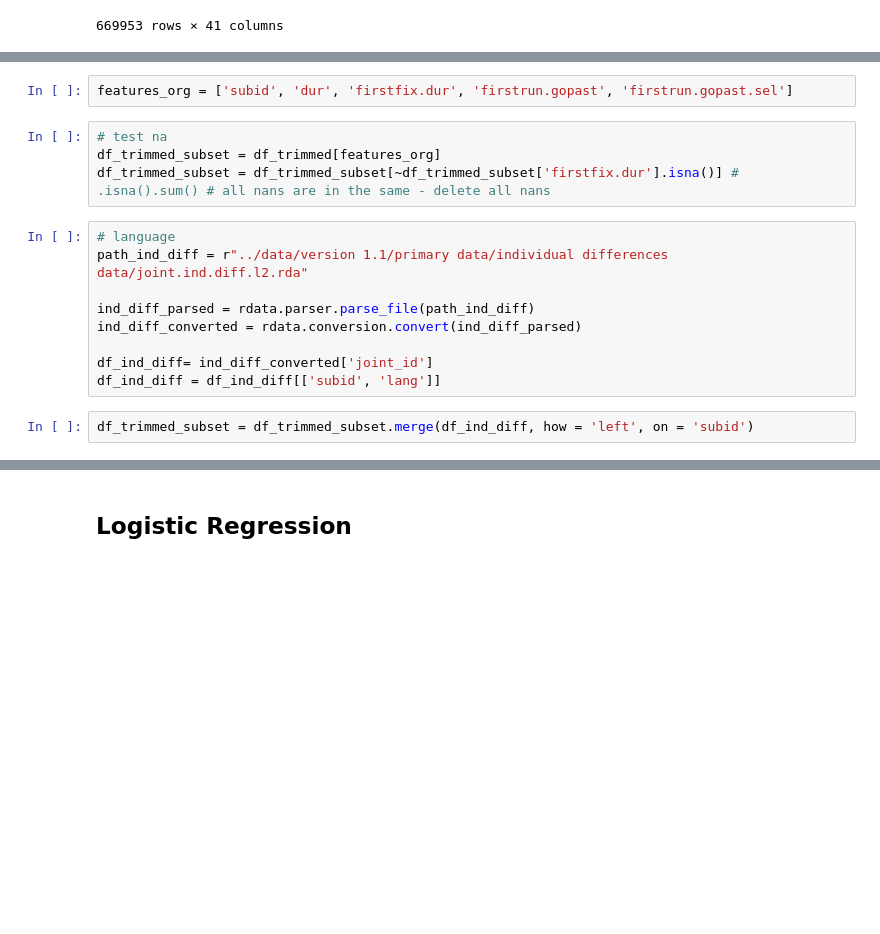
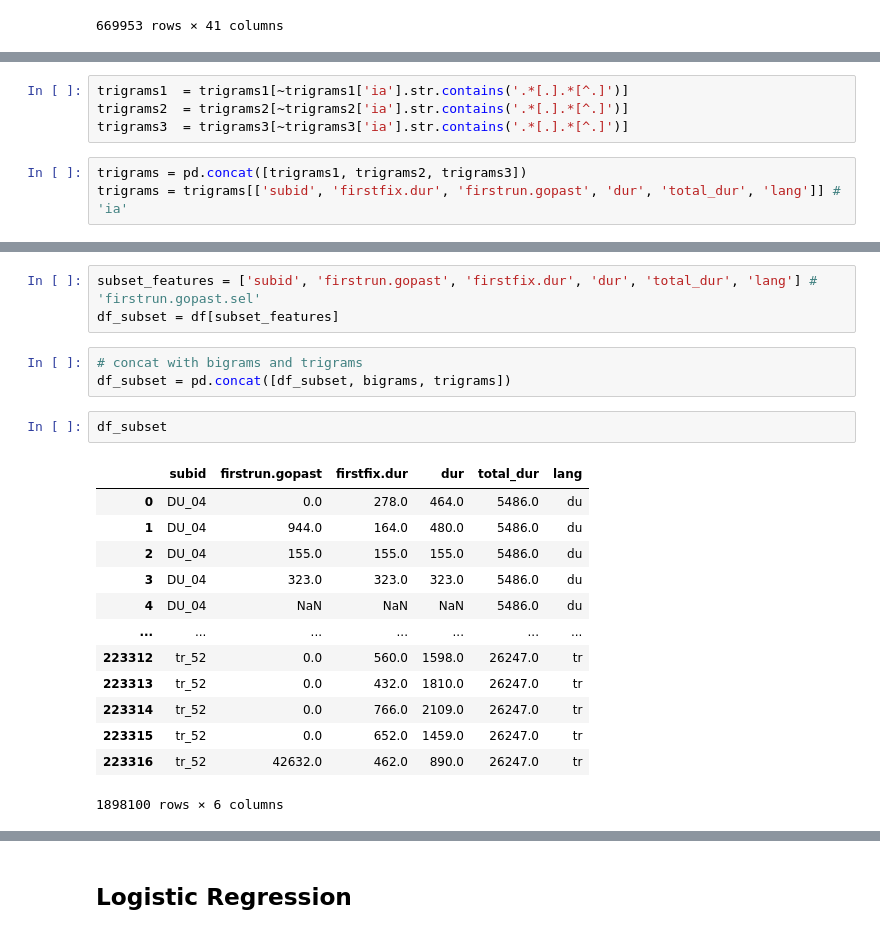
Before and after one commit to linaskerath/ANLP_project, a Jupyter notebook: scripts/model.ipynb, the cells around one changed output, grey strips where cells are left out. Cells and saved outputs as stored; diff of their text form; blank space fills up the shorter version.

Commit message:
data preprocessing

```diff
--- a/scripts/model.ipynb
+++ b/scripts/model.ipynb
@@ -41,0 +117,7 @@ np.arrange()
+# %%
+trigrams1  = trigrams1[~trigrams1['ia'].str.contains('.*[.].*[^.]')]
+trigrams2  = trigrams2[~trigrams2['ia'].str.contains('.*[.].*[^.]')]
+trigrams3  = trigrams3[~trigrams3['ia'].str.contains('.*[.].*[^.]')]
+# %%
+trigrams = pd.concat([trigrams1, trigrams2, trigrams3])
+trigrams = trigrams[['subid', 'firstfix.dur', 'firstrun.gopast', 'dur', 'total_dur', 'lang']] # 'ia'
@@ -42,17 +130,22 @@ np.arrange()
 # %%
-features_org = ['subid', 'dur', 'firstfix.dur', 'firstrun.gopast', 'firstrun.gopast.sel']
+subset_features = ['subid', 'firstrun.gopast', 'firstfix.dur', 'dur', 'total_dur', 'lang'] # 'firstrun.gopast.sel'
+df_subset = df[subset_features]
-# %%
-# test na
-df_trimmed_subset = df_trimmed[features_org]
-df_trimmed_subset = df_trimmed_subset[~df_trimmed_subset['firstfix.dur'].isna()] # .isna().sum() # all nans are in the same - delete all nans
-# %%
-# language
-path_ind_diff = r"../data/version 1.1/primary data/individual differences data/joint.ind.diff.l2.rda"
-
-ind_diff_parsed = rdata.parser.parse_file(path_ind_diff)
-ind_diff_converted = rdata.conversion.convert(ind_diff_parsed)
-
-df_ind_diff= ind_diff_converted['joint_id']
-df_ind_diff = df_ind_diff[['subid', 'lang']]
-# %%
-df_trimmed_subset = df_trimmed_subset.merge(df_ind_diff, how = 'left', on = 'subid')
+# %%
+# concat with bigrams and trigrams
+df_subset = pd.concat([df_subset, bigrams, trigrams])
+# %%
+df_subset
+# %% [output]
+|  | subid | firstrun.gopast | firstfix.dur | dur | total_dur | lang |
+| 0 | DU_04 | 0.0 | 278.0 | 464.0 | 5486.0 | du |
+| 1 | DU_04 | 944.0 | 164.0 | 480.0 | 5486.0 | du |
+| 2 | DU_04 | 155.0 | 155.0 | 155.0 | 5486.0 | du |
+| 3 | DU_04 | 323.0 | 323.0 | 323.0 | 5486.0 | du |
+| 4 | DU_04 | NaN | NaN | NaN | 5486.0 | du |
+| ... | ... | ... | ... | ... | ... | ... |
+| 223312 | tr_52 | 0.0 | 560.0 | 1598.0 | 26247.0 | tr |
+| 223313 | tr_52 | 0.0 | 432.0 | 1810.0 | 26247.0 | tr |
+| 223314 | tr_52 | 0.0 | 766.0 | 2109.0 | 26247.0 | tr |
+| 223315 | tr_52 | 0.0 | 652.0 | 1459.0 | 26247.0 | tr |
+| 223316 | tr_52 | 42632.0 | 462.0 | 890.0 | 26247.0 | tr |
+1898100 rows × 6 columns
```
Also changed, not shown: parts of 46 cells of this notebook, 1 other file.
